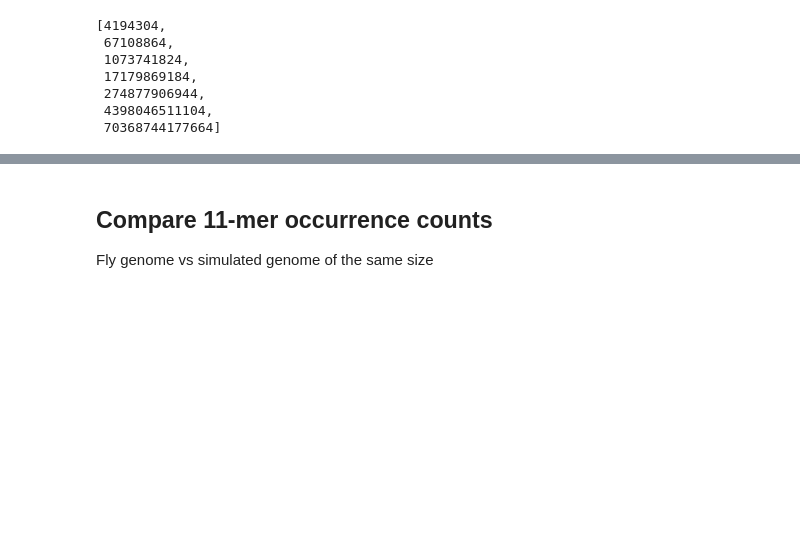
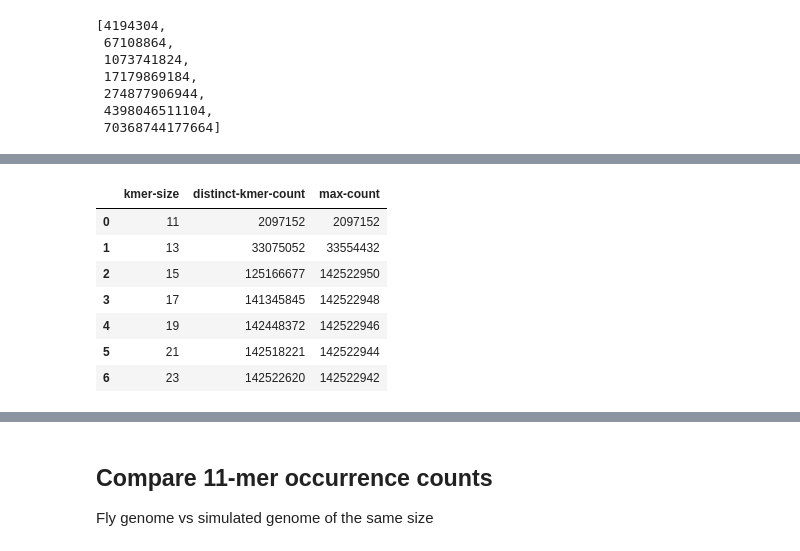
Before and after one commit to eaasna/DREAM-stellar-benchmark, a Jupyter notebook: work-python/kmer-spectra/kmer occurrence counts.ipynb, the cells around one changed output, grey strips where cells are left out. Cells and saved outputs as stored; diff of their text form; code cells hidden in the pictures; blank space fills up the shorter version.

```diff
--- a/work-python/kmer-spectra/kmer occurrence counts.ipynb
+++ b/work-python/kmer-spectra/kmer occurrence counts.ipynb
@@ -73,2 +76,21 @@ simulated.head()
+# %%
+upper_bound = simulated.copy()
+L = 142522964
+
+max_count = []
+for index, row in upper_bound.iterrows():
+    max_count.append(min([round(4**row['kmer-size']/2), L - row["kmer-size"] + 1]))
+
+upper_bound["max-count"] = max_count
+upper_bound
+# %% [output]
+|  | kmer-size | distinct-kmer-count | max-count |
+| 0 | 11 | 2097152 | 2097152 |
+| 1 | 13 | 33075052 | 33554432 |
+| 2 | 15 | 125166677 | 142522950 |
+| 3 | 17 | 141345845 | 142522948 |
+| 4 | 19 | 142448372 | 142522946 |
+| 5 | 21 | 142518221 | 142522944 |
+| 6 | 23 | 142522620 | 142522942 |
 # %%
 def plot_distinct(ax):
```
Also changed, not shown: parts of 27 cells of this notebook, 4 other files.
